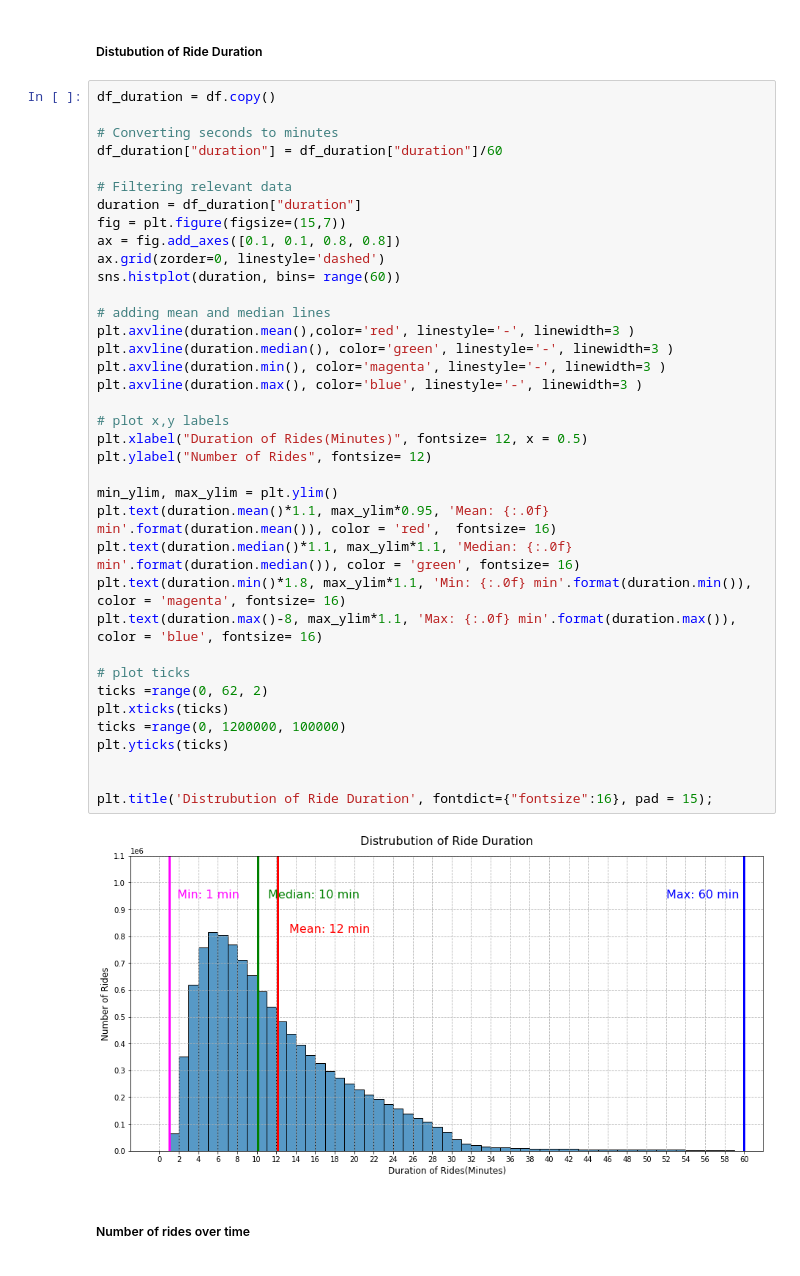
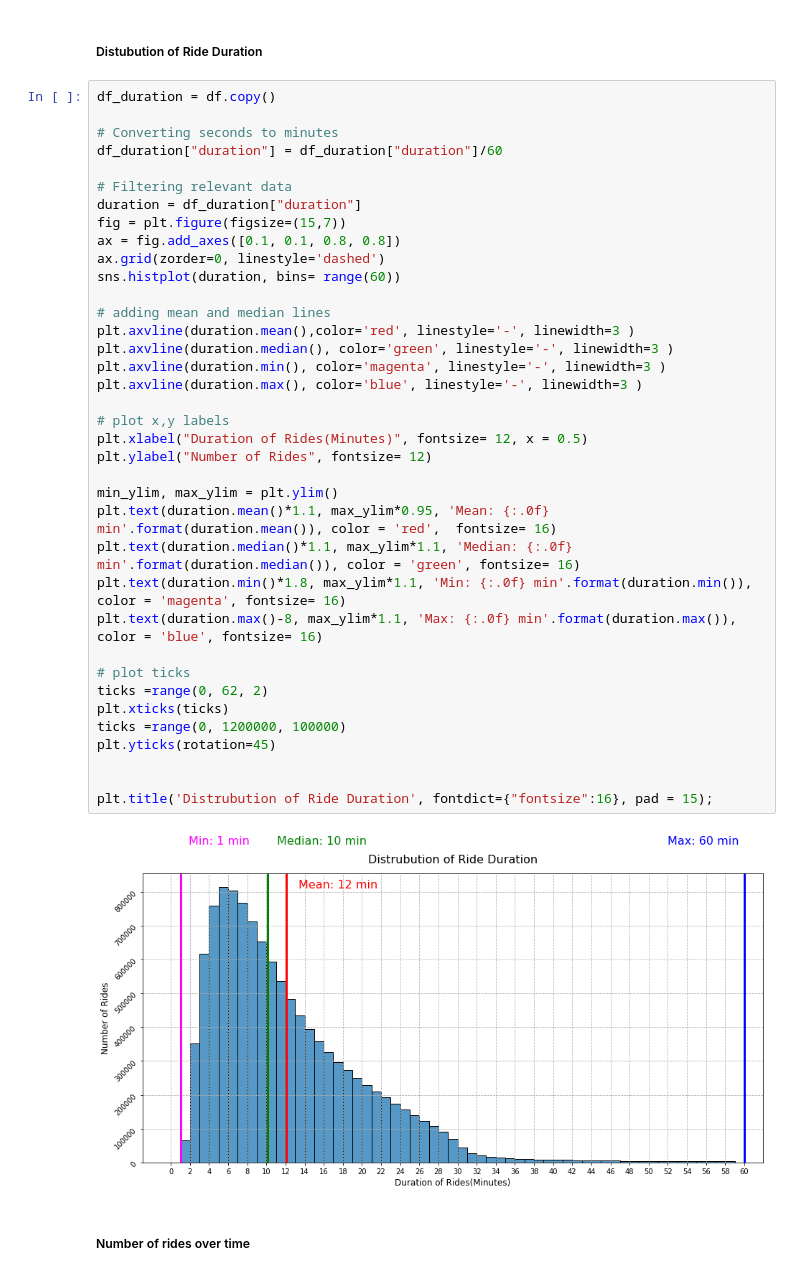
Before and after one commit to kelvinpurdom/HelsinkiCityBikes, a Jupyter notebook: notebooks/HelsinkiCityBikes.ipynb, the cells around one changed output. Saved outputs shown, nothing was run; the diff lists cells and outputs as text.

Commit message:
fixed ride distrubution yticks

```diff
--- a/notebooks/HelsinkiCityBikes.ipynb
+++ b/notebooks/HelsinkiCityBikes.ipynb
@@ -159,35 +159,35 @@ df_duration["duration"] = df_duration["duration"]/60
 duration = df_duration["duration"]
 fig = plt.figure(figsize=(15,7))
 ax = fig.add_axes([0.1, 0.1, 0.8, 0.8])
 ax.grid(zorder=0, linestyle='dashed')
 sns.histplot(duration, bins= range(60))
 
 # adding mean and median lines
 plt.axvline(duration.mean(),color='red', linestyle='-', linewidth=3 )
 plt.axvline(duration.median(), color='green', linestyle='-', linewidth=3 )
 plt.axvline(duration.min(), color='magenta', linestyle='-', linewidth=3 )
 plt.axvline(duration.max(), color='blue', linestyle='-', linewidth=3 )
 
 # plot x,y labels
 plt.xlabel("Duration of Rides(Minutes)", fontsize= 12, x = 0.5)
 plt.ylabel("Number of Rides", fontsize= 12)
 
 min_ylim, max_ylim = plt.ylim()
 plt.text(duration.mean()*1.1, max_ylim*0.95, 'Mean: {:.0f} min'.format(duration.mean()), color = 'red',  fontsize= 16)
 plt.text(duration.median()*1.1, max_ylim*1.1, 'Median: {:.0f} min'.format(duration.median()), color = 'green', fontsize= 16)
 plt.text(duration.min()*1.8, max_ylim*1.1, 'Min: {:.0f} min'.format(duration.min()), color = 'magenta', fontsize= 16)
 plt.text(duration.max()-8, max_ylim*1.1, 'Max: {:.0f} min'.format(duration.max()), color = 'blue', fontsize= 16)
 
 # plot ticks
 ticks =range(0, 62, 2)
 plt.xticks(ticks)
 ticks =range(0, 1200000, 100000)
-plt.yticks(ticks)
+plt.yticks(rotation=45)
 
 
 plt.title('Distrubution of Ride Duration', fontdict={"fontsize":16}, pad = 15);
 # %% [output]
-[figure, old version]
+[figure, new version]
 # %% [markdown]
 ##### Number of rides over time
 # %%
```
Also changed, not shown: parts of 1 cell of this notebook.
